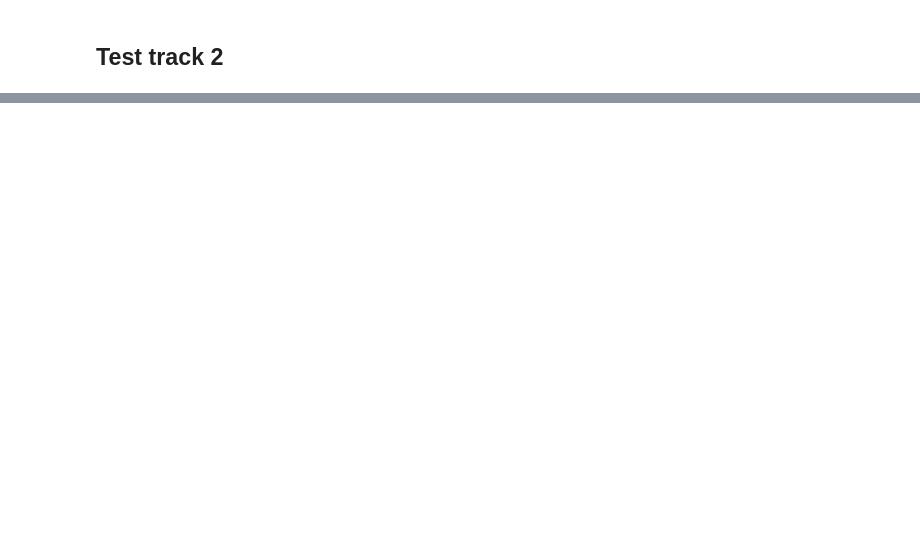
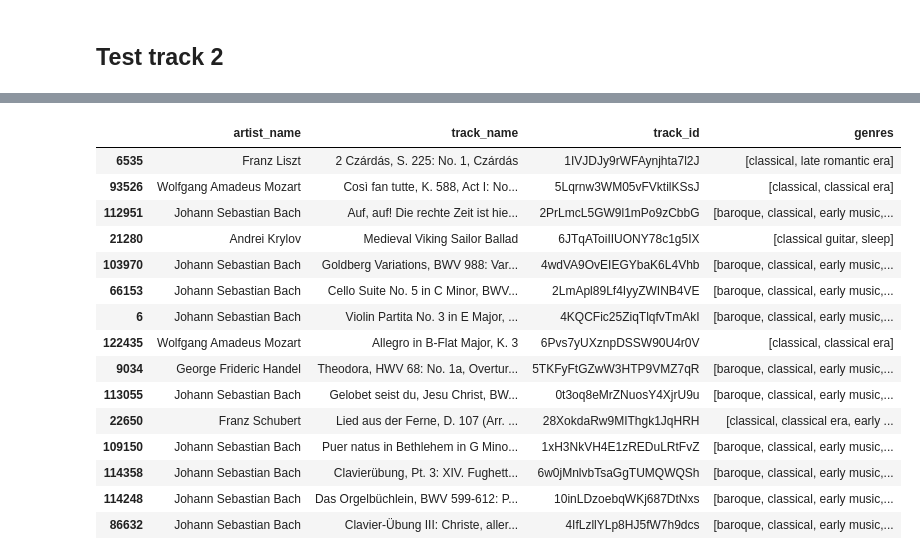
Before and after one commit to Build-Week-Spotify-Song-Suggester-PT/DS-API, a Jupyter notebook: Exploratory Data Analysis.ipynb, the cells around one changed output, grey strips where cells are left out. Saved outputs shown, nothing was run; the diff lists cells and outputs as text; code cells hidden in the pictures; blank space fills up the shorter version.

```diff
--- a/Exploratory Data Analysis.ipynb
+++ b/Exploratory Data Analysis.ipynb
@@ -500,0 +545,2 @@ df.loc[ind[0]][['artist_name', 'track_name', 'track_id', 'genres']]
+# %%
+loaded_tree = pickle.load(open('tree.p', 'rb'))
@@ -500,0 +615,21 @@ df.loc[ind[0]][['artist_name', 'track_name', 'track_id', 'genres']]
+# %%
+dist, ind = loaded_tree.query(np.array(df_reduced[expanded_features].loc[6535]).reshape(1, -1), k=15)
+# %%
+df.loc[ind[0]][['artist_name', 'track_name', 'track_id', 'genres']]
+# %% [output]
+|  | artist_name | track_name | track_id | genres |
+| 6535 | Franz Liszt | 2 Czárdás, S. 225: No. 1, Czárdás | 1IVJDJy9rWFAynjhta7l2J | [classical, late romantic era] |
+| 93526 | Wolfgang Amadeus Mozart | Così fan tutte, K. 588, Act I: No... | 5Lqrnw3WM05vFVktilKSsJ | [classical, classical era] |
+| 112951 | Johann Sebastian Bach | Auf, auf! Die rechte Zeit ist hie... | 2PrLmcL5GW9l1mPo9zCbbG | [baroque, classical, early music,... |
+| 21280 | Andrei Krylov | Medieval Viking Sailor Ballad | 6JTqAToiIIUONY78c1g5IX | [classical guitar, sleep] |
+| 103970 | Johann Sebastian Bach | Goldberg Variations, BWV 988: Var... | 4wdVA9OvEIEGYbaK6L4Vhb | [baroque, classical, early music,... |
+| 66153 | Johann Sebastian Bach | Cello Suite No. 5 in C Minor, BWV... | 2LmApl89Lf4IyyZWINB4VE | [baroque, classical, early music,... |
+| 6 | Johann Sebastian Bach | Violin Partita No. 3 in E Major, ... | 4KQCFic25ZiqTlqfvTmAkI | [baroque, classical, early music,... |
+| 122435 | Wolfgang Amadeus Mozart | Allegro in B-Flat Major, K. 3 | 6Pvs7yUXznpDSSW90U4r0V | [classical, classical era] |
+| 9034 | George Frideric Handel | Theodora, HWV 68: No. 1a, Overtur... | 5TKFyFtGZwW3HTP9VMZ7qR | [baroque, classical, early music,... |
+| 113055 | Johann Sebastian Bach | Gelobet seist du, Jesu Christ, BW... | 0t3oq8eMrZNuosY4XjrU9u | [baroque, classical, early music,... |
+| 22650 | Franz Schubert | Lied aus der Ferne, D. 107 (Arr. ... | 28XokdaRw9MIThgk1JqHRH | [classical, classical era, early ... |
+| 109150 | Johann Sebastian Bach | Puer natus in Bethlehem in G Mino... | 1xH3NkVH4E1zREDuLRtFvZ | [baroque, classical, early music,... |
+| 114358 | Johann Sebastian Bach | Clavierübung, Pt. 3: XIV. Fughett... | 6w0jMnlvbTsaGgTUMQWQSh | [baroque, classical, early music,... |
+| 114248 | Johann Sebastian Bach | Das Orgelbüchlein, BWV 599-612: P... | 10inLDzoebqWKj687DtNxs | [baroque, classical, early music,... |
+| 86632 | Johann Sebastian Bach | Clavier-Übung III: Christe, aller... | 4IfLzllYLp8HJ5fW7h9dcs | [baroque, classical, early music,... |
```
Also changed, not shown: parts of 46 cells of this notebook.
